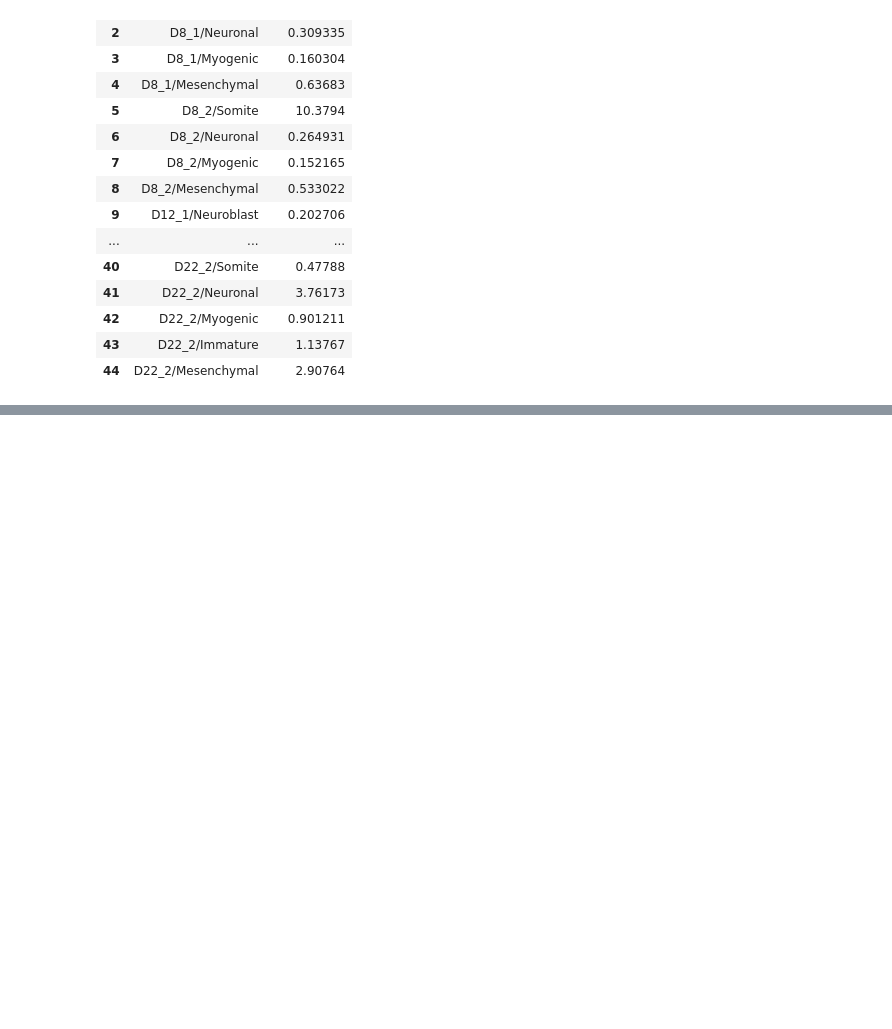
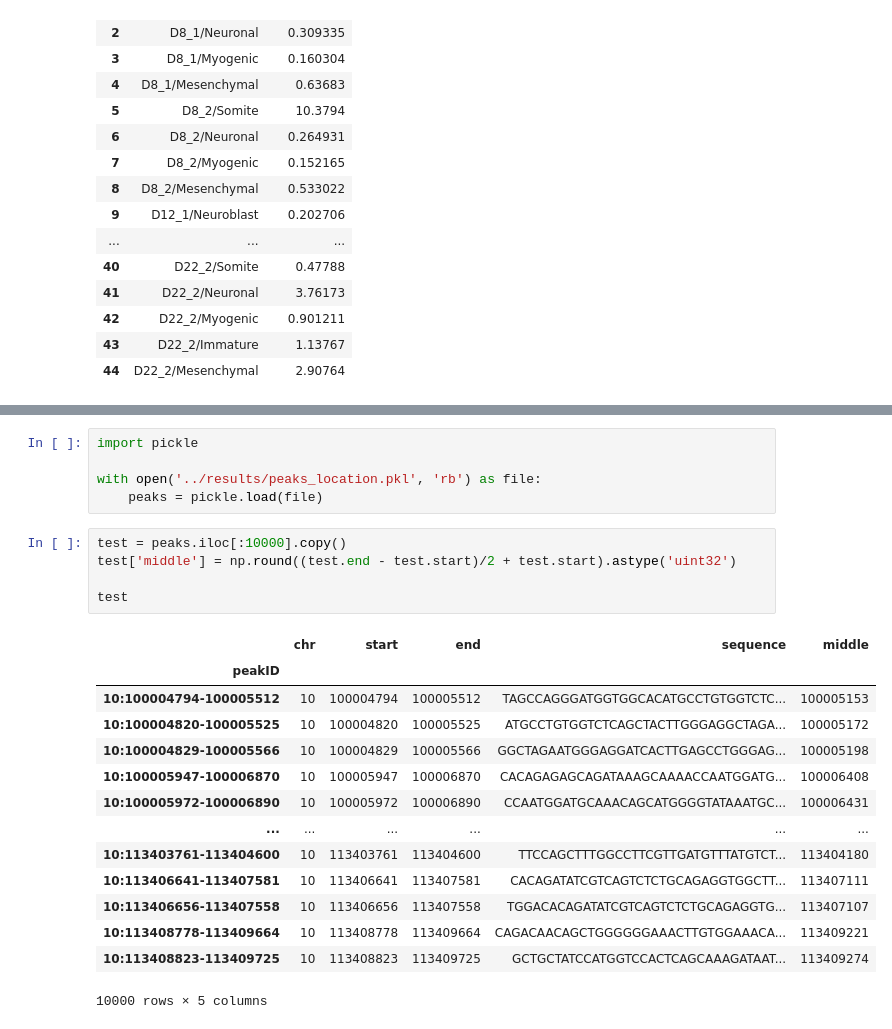
Before and after one commit to alexiaDorm/master-thesis, a Jupyter notebook: src/test.ipynb, the cells around one changed output, grey strips where cells are left out. Cells and saved outputs as stored; diff of their text form; blank space fills up the shorter version.

```diff
--- a/src/test.ipynb
+++ b/src/test.ipynb
@@ -108,0 +128,25 @@ for c in chrom:
+# %%
+import pickle
+
+with open('../results/peaks_location.pkl', 'rb') as file:
+    peaks = pickle.load(file)
+# %%
+test = peaks.iloc[:10000].copy()
+test['middle'] = np.round((test.end - test.start)/2 + test.start).astype('uint32')
+
+test
+# %% [output]
+|  | chr | start | end | sequence | middle |
+| peakID |  |  |  |  |  |
+| 10:100004794-100005512 | 10 | 100004794 | 100005512 | TAGCCAGGGATGGTGGCACATGCCTGTGGTCTC... | 100005153 |
+| 10:100004820-100005525 | 10 | 100004820 | 100005525 | ATGCCTGTGGTCTCAGCTACTTGGGAGGCTAGA... | 100005172 |
+| 10:100004829-100005566 | 10 | 100004829 | 100005566 | GGCTAGAATGGGAGGATCACTTGAGCCTGGGAG... | 100005198 |
+| 10:100005947-100006870 | 10 | 100005947 | 100006870 | CACAGAGAGCAGATAAAGCAAAACCAATGGATG... | 100006408 |
+| 10:100005972-100006890 | 10 | 100005972 | 100006890 | CCAATGGATGCAAACAGCATGGGGTATAAATGC... | 100006431 |
+| ... | ... | ... | ... | ... | ... |
+| 10:113403761-113404600 | 10 | 113403761 | 113404600 | TTCCAGCTTTGGCCTTCGTTGATGTTTATGTCT... | 113404180 |
+| 10:113406641-113407581 | 10 | 113406641 | 113407581 | CACAGATATCGTCAGTCTCTGCAGAGGTGGCTT... | 113407111 |
+| 10:113406656-113407558 | 10 | 113406656 | 113407558 | TGGACACAGATATCGTCAGTCTCTGCAGAGGTG... | 113407107 |
+| 10:113408778-113409664 | 10 | 113408778 | 113409664 | CAGACAACAGCTGGGGGGAAACTTGTGGAAACA... | 113409221 |
+| 10:113408823-113409725 | 10 | 113408823 | 113409725 | GCTGCTATCCATGGTCCACTCAGCAAAGATAAT... | 113409274 |
+10000 rows × 5 columns
```
Also changed, not shown: parts of 5 cells of this notebook, 3 other files.
